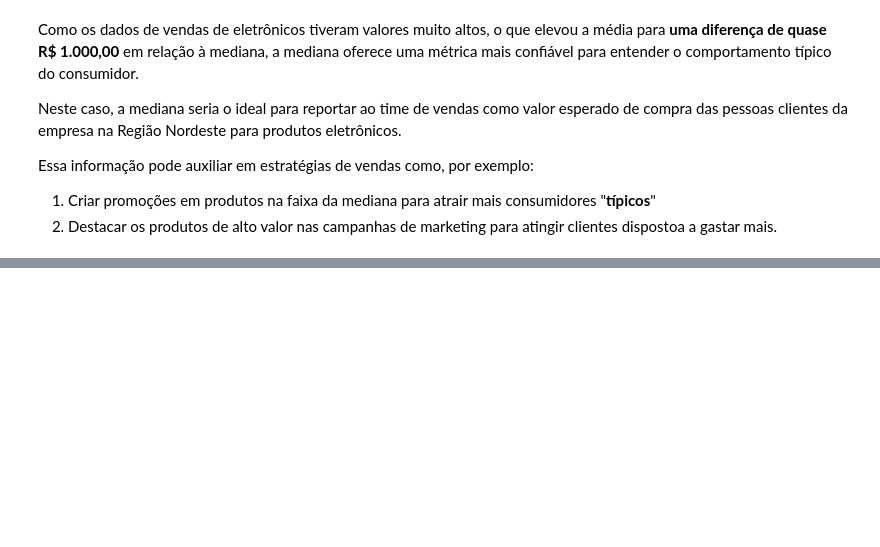
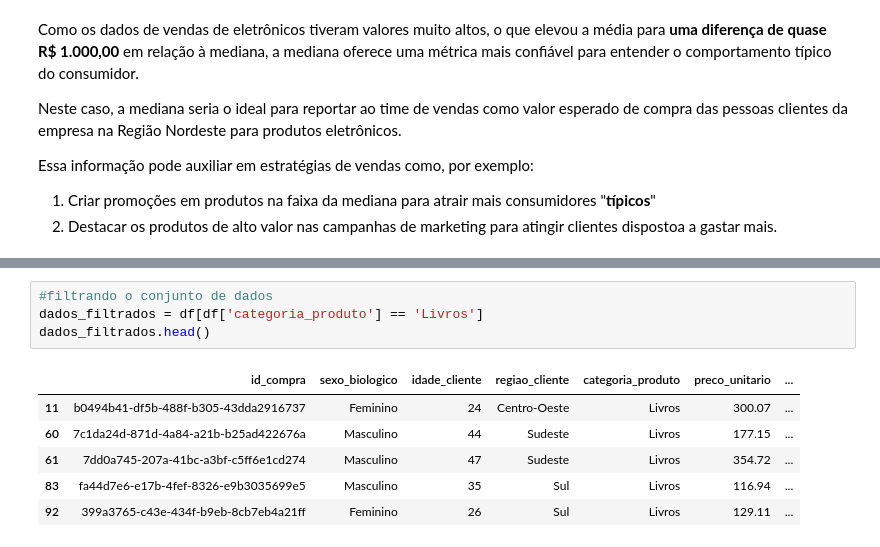
Before and after one commit to biellrodri/data-science-alura, a Jupyter notebook: formacao-estatistica-ML/projeto_consultoria.ipynb, the cells around one changed output, grey strips where cells are left out. Saved outputs shown, nothing was run; the diff lists cells and outputs as text; blank space fills up the shorter version.

```diff
--- a/formacao-estatistica-ML/projeto_consultoria.ipynb
+++ b/formacao-estatistica-ML/projeto_consultoria.ipynb
@@ -665,0 +678,11 @@ Essa informação pode auxiliar em estratégias de vendas como, por exemplo:
+# %%
+#filtrando o conjunto de dados
+dados_filtrados = df[df['categoria_produto'] == 'Livros']
+dados_filtrados.head()
+# %% [output]
+|  | id_compra | sexo_biologico | idade_cliente | regiao_cliente | categoria_produto | preco_unitario | ... |
+| 11 | b0494b41-df5b-488f-b305-43dda2916737 | Feminino | 24 | Centro-Oeste | Livros | 300.07 | ... |
+| 60 | 7c1da24d-871d-4a84-a21b-b25ad422676a | Masculino | 44 | Sudeste | Livros | 177.15 | ... |
+| 61 | 7dd0a745-207a-41bc-a3bf-c5ff6e1cd274 | Masculino | 47 | Sudeste | Livros | 354.72 | ... |
+| 83 | fa44d7e6-e17b-4fef-8326-e9b3035699e5 | Masculino | 35 | Sul | Livros | 116.94 | ... |
+| 92 | 399a3765-c43e-434f-b9eb-8cb7eb4a21ff | Feminino | 26 | Sul | Livros | 129.11 | ... |
```
Also changed, not shown: parts of 4 cells of this notebook.
